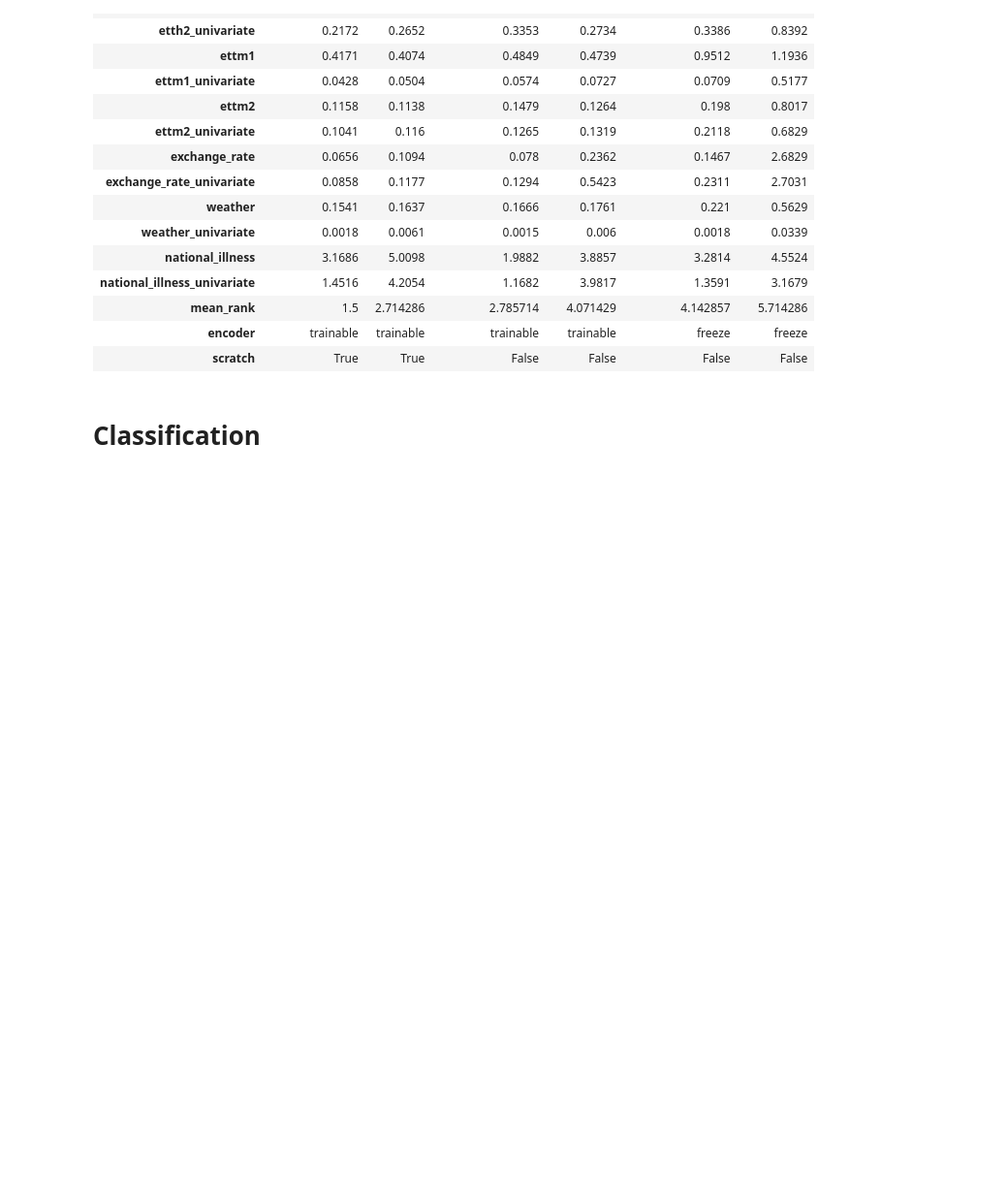
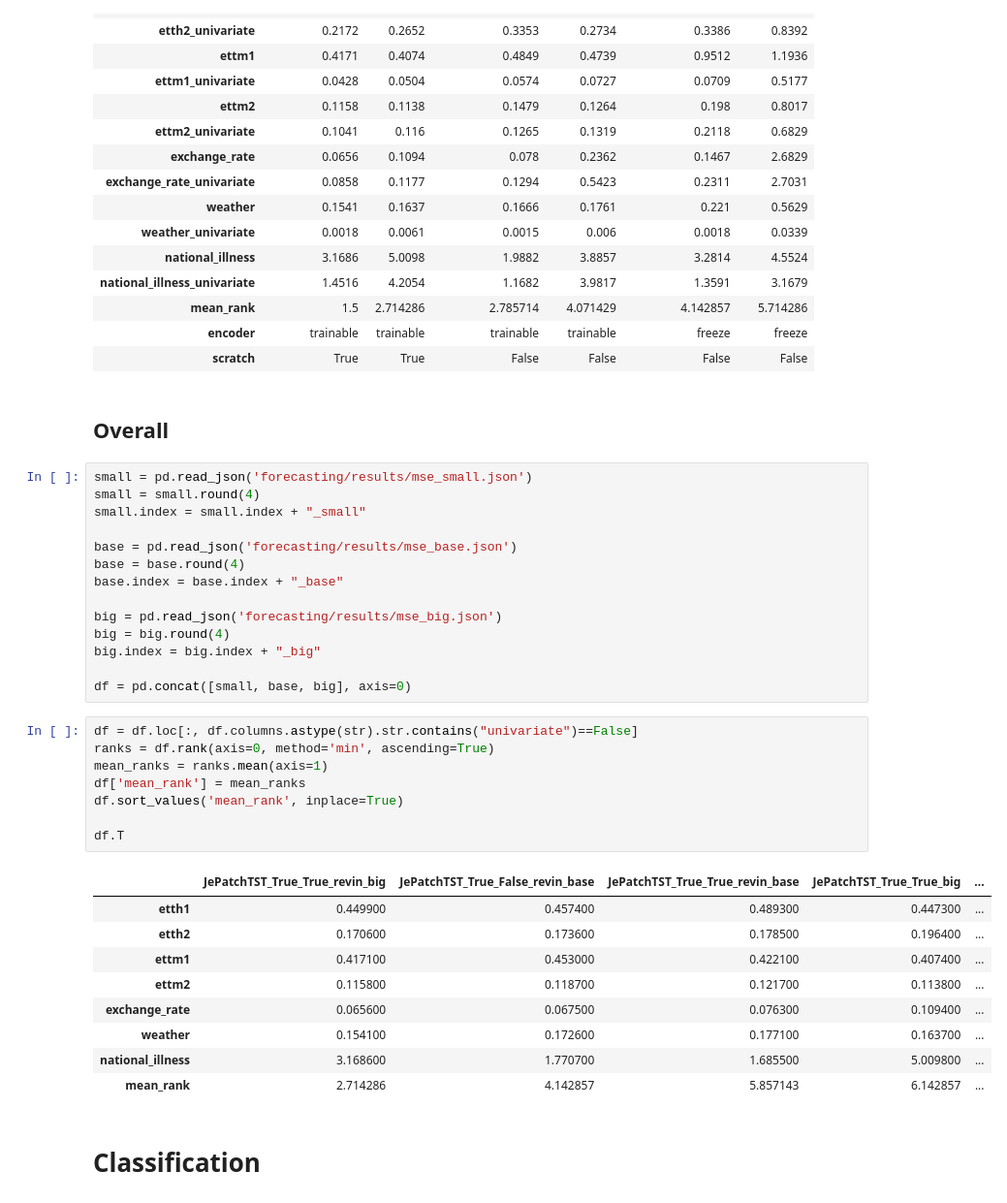
Before and after one commit to vilhess/JEPAtchTST, a Jupyter notebook: results.ipynb, the cells around one changed output. Shown: that part at 97% size. Saved outputs shown, nothing was run; the diff lists cells and outputs as text; blank space fills up the shorter version.

Commit message:
forecast results

```diff
--- a/results.ipynb
+++ b/results.ipynb
@@ -209,6 +209,40 @@ df.T
 | mean_rank | 1.5 | 2.714286 | 2.785714 | 4.071429 | 4.142857 | 5.714286 |
 | encoder | trainable | trainable | trainable | trainable | freeze | freeze |
 | scratch | True | True | False | False | False | False |
+# %% [markdown]
+## Overall
+# %%
+small = pd.read_json('forecasting/results/mse_small.json')
+small = small.round(4)
+small.index = small.index + "_small"
+
+base = pd.read_json('forecasting/results/mse_base.json')
+base = base.round(4)
+base.index = base.index + "_base"
+
+big = pd.read_json('forecasting/results/mse_big.json')
+big = big.round(4)
+big.index = big.index + "_big"
+
+df = pd.concat([small, base, big], axis=0)
+# %%
+df = df.loc[:, df.columns.astype(str).str.contains("univariate")==False]
+ranks = df.rank(axis=0, method='min', ascending=True)
+mean_ranks = ranks.mean(axis=1)
+df['mean_rank'] = mean_ranks
+df.sort_values('mean_rank', inplace=True)
+
+df.T
+# %% [output]
+|  | JePatchTST_True_True_revin_big | JePatchTST_True_False_revin_base | JePatchTST_True_True_revin_base | JePatchTST_True_True_big | ... |
+| etth1 | 0.449900 | 0.457400 | 0.489300 | 0.447300 | ... |
+| etth2 | 0.170600 | 0.173600 | 0.178500 | 0.196400 | ... |
+| ettm1 | 0.417100 | 0.453000 | 0.422100 | 0.407400 | ... |
+| ettm2 | 0.115800 | 0.118700 | 0.121700 | 0.113800 | ... |
+| exchange_rate | 0.065600 | 0.067500 | 0.076300 | 0.109400 | ... |
+| weather | 0.154100 | 0.172600 | 0.177100 | 0.163700 | ... |
+| national_illness | 3.168600 | 1.770700 | 1.685500 | 5.009800 | ... |
+| mean_rank | 2.714286 | 4.142857 | 5.857143 | 6.142857 | ... |
 # %% [markdown]
 # Classification
 # %% [markdown]
```
